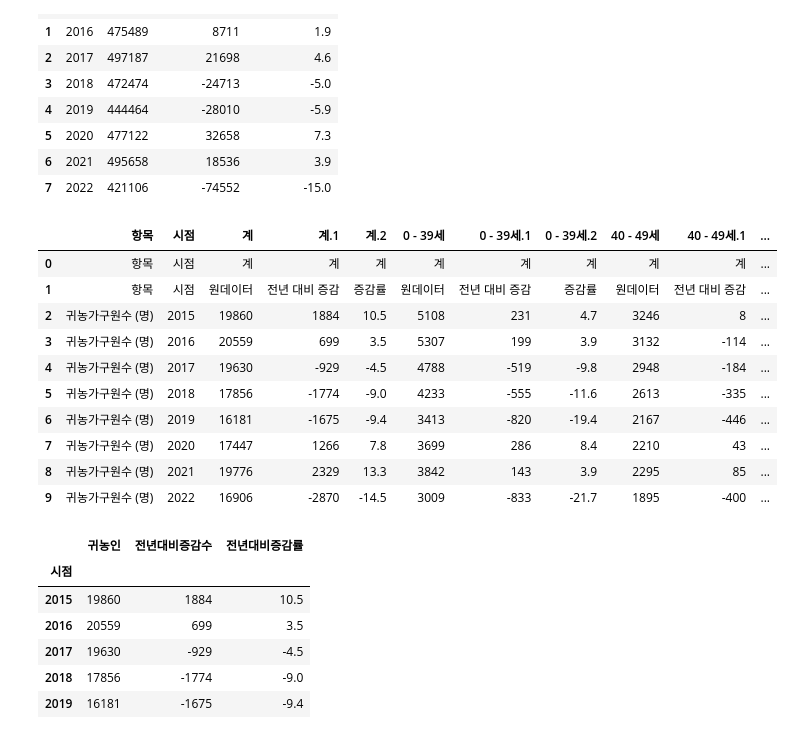
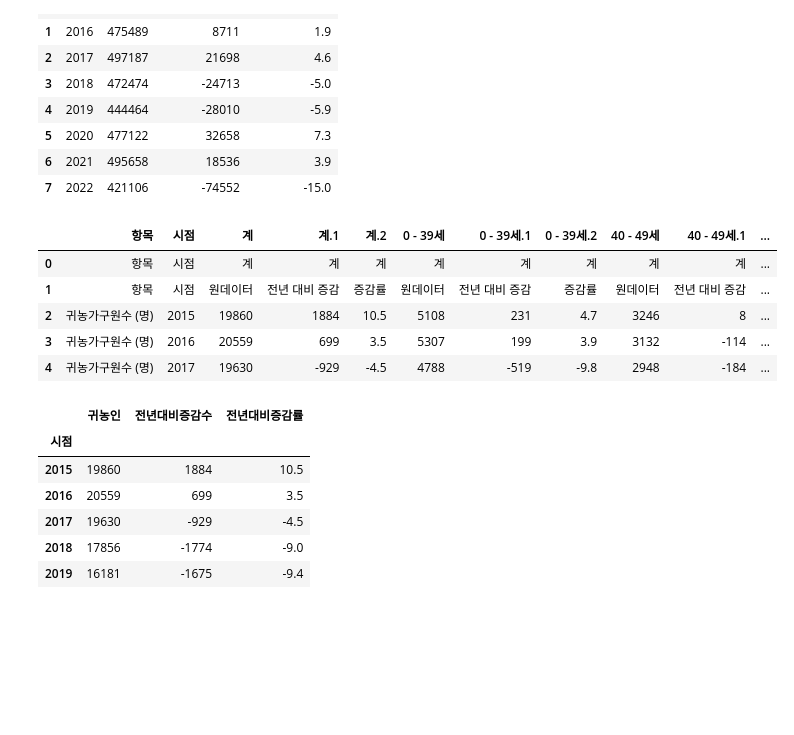
Before and after one commit to Aphian/data_science, a Jupyter notebook: 2_귀농_귀촌_연도별_증감률.ipynb, the cells around one changed output. Cells and saved outputs as stored; diff of their text form; code cells hidden in the pictures; blank space fills up the shorter version.

```diff
--- a/2_귀농_귀촌_연도별_증감률.ipynb
+++ b/2_귀농_귀촌_연도별_증감률.ipynb
@@ -74,19 +49,14 @@ pd.read_csv('./data/년도별_귀촌인수.csv')
 | 7 | 2022 | 421106 | -74552 | -15.0 |
 # %%
 farm_rate = pd.read_csv('./data/연령별_귀농인_증감률(2015~2022).csv', encoding='cp949')
-farm_rate
+farm_rate.head()
 # %% [output]
 |  | 항목 | 시점 | 계 | 계.1 | 계.2 | 0 - 39세 | 0 - 39세.1 | 0 - 39세.2 | 40 - 49세 | 40 - 49세.1 | ... |
 | 0 | 항목 | 시점 | 계 | 계 | 계 | 계 | 계 | 계 | 계 | 계 | ... |
 | 1 | 항목 | 시점 | 원데이터 | 전년 대비 증감 | 증감률 | 원데이터 | 전년 대비 증감 | 증감률 | 원데이터 | 전년 대비 증감 | ... |
 | 2 | 귀농가구원수 (명) | 2015 | 19860 | 1884 | 10.5 | 5108 | 231 | 4.7 | 3246 | 8 | ... |
 | 3 | 귀농가구원수 (명) | 2016 | 20559 | 699 | 3.5 | 5307 | 199 | 3.9 | 3132 | -114 | ... |
 | 4 | 귀농가구원수 (명) | 2017 | 19630 | -929 | -4.5 | 4788 | -519 | -9.8 | 2948 | -184 | ... |
-| 5 | 귀농가구원수 (명) | 2018 | 17856 | -1774 | -9.0 | 4233 | -555 | -11.6 | 2613 | -335 | ... |
-| 6 | 귀농가구원수 (명) | 2019 | 16181 | -1675 | -9.4 | 3413 | -820 | -19.4 | 2167 | -446 | ... |
-| 7 | 귀농가구원수 (명) | 2020 | 17447 | 1266 | 7.8 | 3699 | 286 | 8.4 | 2210 | 43 | ... |
-| 8 | 귀농가구원수 (명) | 2021 | 19776 | 2329 | 13.3 | 3842 | 143 | 3.9 | 2295 | 85 | ... |
-| 9 | 귀농가구원수 (명) | 2022 | 16906 | -2870 | -14.5 | 3009 | -833 | -21.7 | 1895 | -400 | ... |
 # %%
 year_rate_f = farm_rate[['시점', '계', '계.1', '계.2']].drop({0, 1}, axis=0).rename(columns={'계':'귀농인', '계.1':'전년대비증감수', '계.2':'전년대비증감률'})
 year_rate_f.index = year_rate_f['시점']
```
Also changed, not shown: parts of 88 cells of this notebook, 20 other files.
